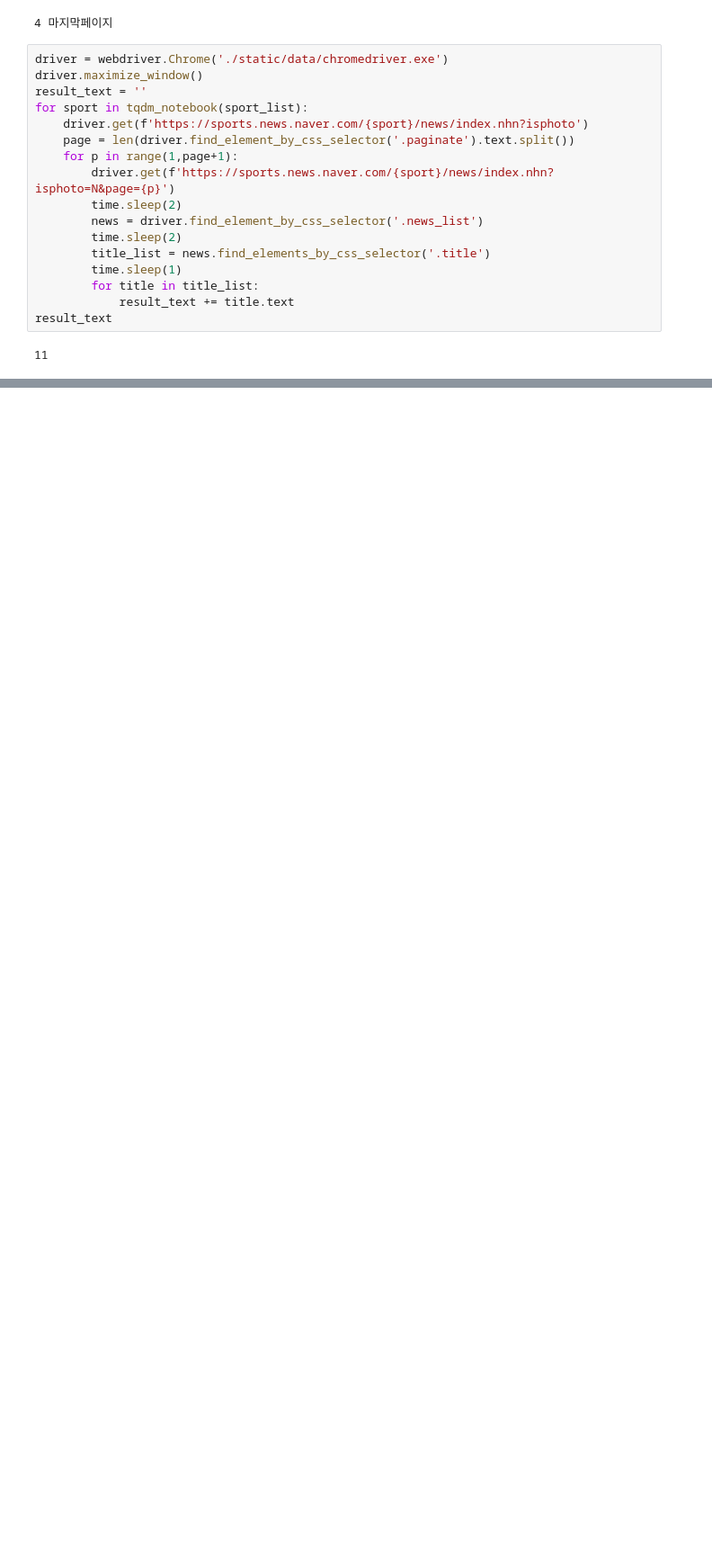
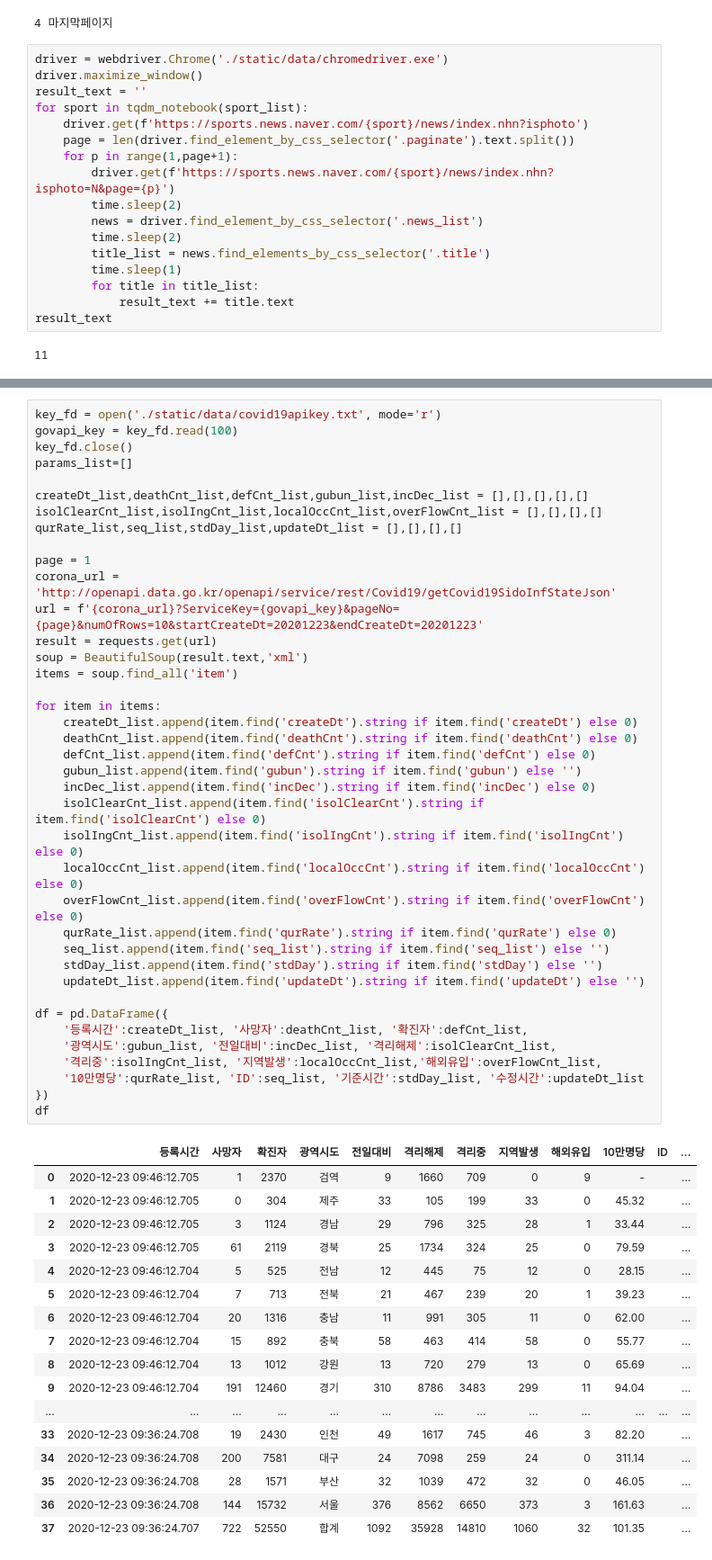
Before and after one commit to Wootae94/Flask-Web, a Jupyter notebook: 03.DataAnalysisModule/tmp.ipynb, the cells around one changed output, grey strips where cells are left out. Shown at 90% size. Drawn from its saved outputs; the diff is of its cells as text; blank space fills up the shorter version.

Commit message:
flask-web covid chart

```diff
--- a/03.DataAnalysisModule/tmp.ipynb
+++ b/03.DataAnalysisModule/tmp.ipynb
@@ -706,0 +1067,57 @@ result_text
+# %%
+key_fd = open('./static/data/covid19apikey.txt', mode='r')
+govapi_key = key_fd.read(100)
+key_fd.close()
+params_list=[]
+
+createDt_list,deathCnt_list,defCnt_list,gubun_list,incDec_list = [],[],[],[],[]
+isolClearCnt_list,isolIngCnt_list,localOccCnt_list,overFlowCnt_list = [],[],[],[]
+qurRate_list,seq_list,stdDay_list,updateDt_list = [],[],[],[]
+
+page = 1
+corona_url = 'http://openapi.data.go.kr/openapi/service/rest/Covid19/getCovid19SidoInfStateJson'
+url = f'{corona_url}?ServiceKey={govapi_key}&pageNo={page}&numOfRows=10&startCreateDt=20201223&endCreateDt=20201223'
+result = requests.get(url)
+soup = BeautifulSoup(result.text,'xml')
+items = soup.find_all('item')
+
+for item in items:
+    createDt_list.append(item.find('createDt').string if item.find('createDt') else 0)
+    deathCnt_list.append(item.find('deathCnt').string if item.find('deathCnt') else 0)
+    defCnt_list.append(item.find('defCnt').string if item.find('defCnt') else 0)
+    gubun_list.append(item.find('gubun').string if item.find('gubun') else '')
+    incDec_list.append(item.find('incDec').string if item.find('incDec') else 0)
+    isolClearCnt_list.append(item.find('isolClearCnt').string if item.find('isolClearCnt') else 0)
+    isolIngCnt_list.append(item.find('isolIngCnt').string if item.find('isolIngCnt') else 0)
+    localOccCnt_list.append(item.find('localOccCnt').string if item.find('localOccCnt') else 0)
+    overFlowCnt_list.append(item.find('overFlowCnt').string if item.find('overFlowCnt') else 0)
+    qurRate_list.append(item.find('qurRate').string if item.find('qurRate') else 0)
+    seq_list.append(item.find('seq_list').string if item.find('seq_list') else '')
+    stdDay_list.append(item.find('stdDay').string if item.find('stdDay') else '')
+    updateDt_list.append(item.find('updateDt').string if item.find('updateDt') else '')
+
+df = pd.DataFrame({
+    '등록시간':createDt_list, '사망자':deathCnt_list, '확진자':defCnt_list,
+    '광역시도':gubun_list, '전일대비':incDec_list, '격리해제':isolClearCnt_list,
+    '격리중':isolIngCnt_list, '지역발생':localOccCnt_list,'해외유입':overFlowCnt_list,
+    '10만명당':qurRate_list, 'ID':seq_list, '기준시간':stdDay_list, '수정시간':updateDt_list
+})
+df
+# %% [output]
+|  | 등록시간 | 사망자 | 확진자 | 광역시도 | 전일대비 | 격리해제 | 격리중 | 지역발생 | 해외유입 | 10만명당 | ID | ... |
+| 0 | 2020-12-23 09:46:12.705 | 1 | 2370 | 검역 | 9 | 1660 | 709 | 0 | 9 | - |  | ... |
+| 1 | 2020-12-23 09:46:12.705 | 0 | 304 | 제주 | 33 | 105 | 199 | 33 | 0 | 45.32 |  | ... |
+| 2 | 2020-12-23 09:46:12.705 | 3 | 1124 | 경남 | 29 | 796 | 325 | 28 | 1 | 33.44 |  | ... |
+| 3 | 2020-12-23 09:46:12.705 | 61 | 2119 | 경북 | 25 | 1734 | 324 | 25 | 0 | 79.59 |  | ... |
+| 4 | 2020-12-23 09:46:12.704 | 5 | 525 | 전남 | 12 | 445 | 75 | 12 | 0 | 28.15 |  | ... |
+| 5 | 2020-12-23 09:46:12.704 | 7 | 713 | 전북 | 21 | 467 | 239 | 20 | 1 | 39.23 |  | ... |
+| 6 | 2020-12-23 09:46:12.704 | 20 | 1316 | 충남 | 11 | 991 | 305 | 11 | 0 | 62.00 |  | ... |
+| 7 | 2020-12-23 09:46:12.704 | 15 | 892 | 충북 | 58 | 463 | 414 | 58 | 0 | 55.77 |  | ... |
+| 8 | 2020-12-23 09:46:12.704 | 13 | 1012 | 강원 | 13 | 720 | 279 | 13 | 0 | 65.69 |  | ... |
+| 9 | 2020-12-23 09:46:12.704 | 191 | 12460 | 경기 | 310 | 8786 | 3483 | 299 | 11 | 94.04 |  | ... |
+| ... | ... | ... | ... | ... | ... | ... | ... | ... | ... | ... | ... | ... |
+| 33 | 2020-12-23 09:36:24.708 | 19 | 2430 | 인천 | 49 | 1617 | 745 | 46 | 3 | 82.20 |  | ... |
+| 34 | 2020-12-23 09:36:24.708 | 200 | 7581 | 대구 | 24 | 7098 | 259 | 24 | 0 | 311.14 |  | ... |
+| 35 | 2020-12-23 09:36:24.708 | 28 | 1571 | 부산 | 32 | 1039 | 472 | 32 | 0 | 46.05 |  | ... |
+| 36 | 2020-12-23 09:36:24.708 | 144 | 15732 | 서울 | 376 | 8562 | 6650 | 373 | 3 | 161.63 |  | ... |
+| 37 | 2020-12-23 09:36:24.707 | 722 | 52550 | 합계 | 1092 | 35928 | 14810 | 1060 | 32 | 101.35 |  | ... |
```
Also changed, not shown: parts of 43 cells of this notebook, 24 other files.
